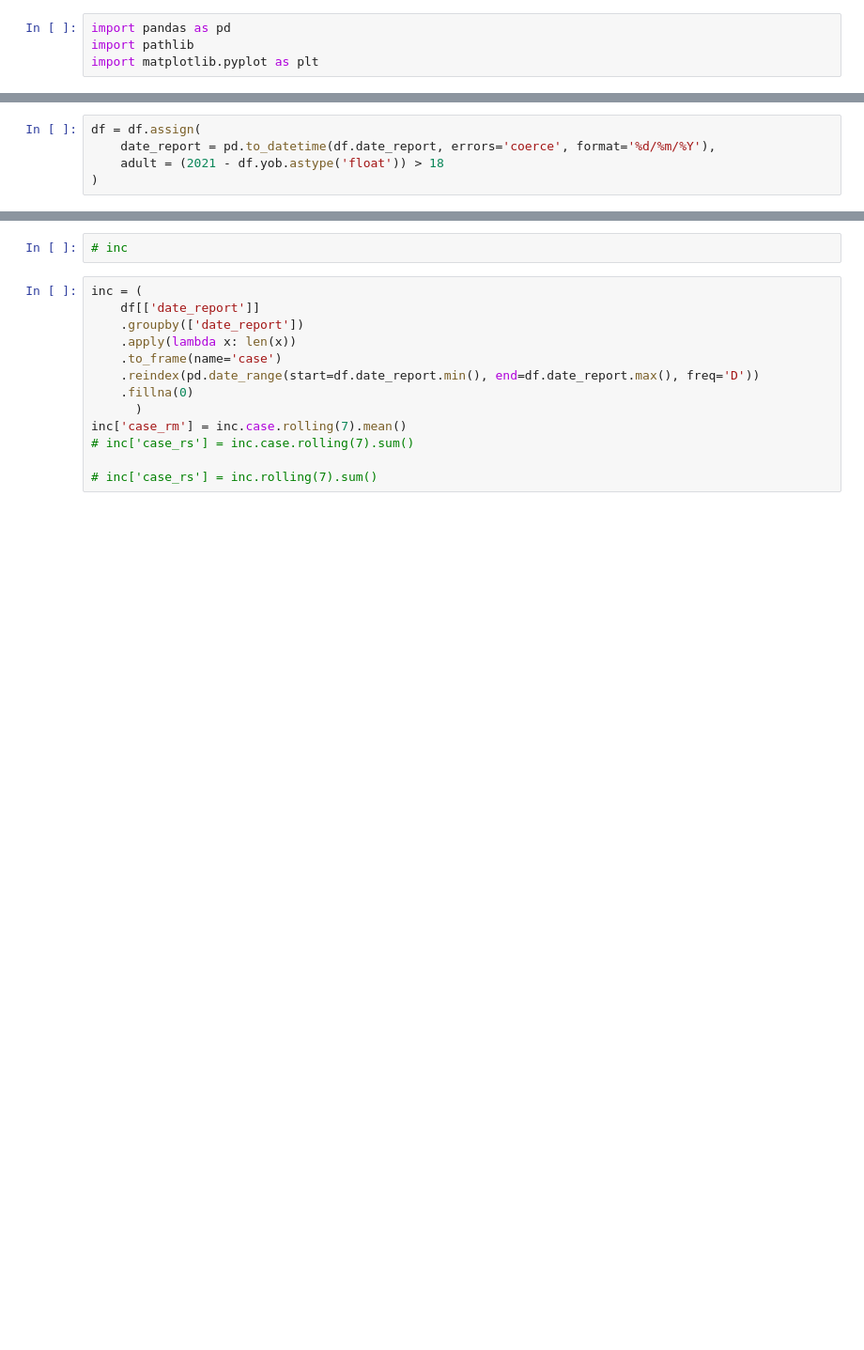
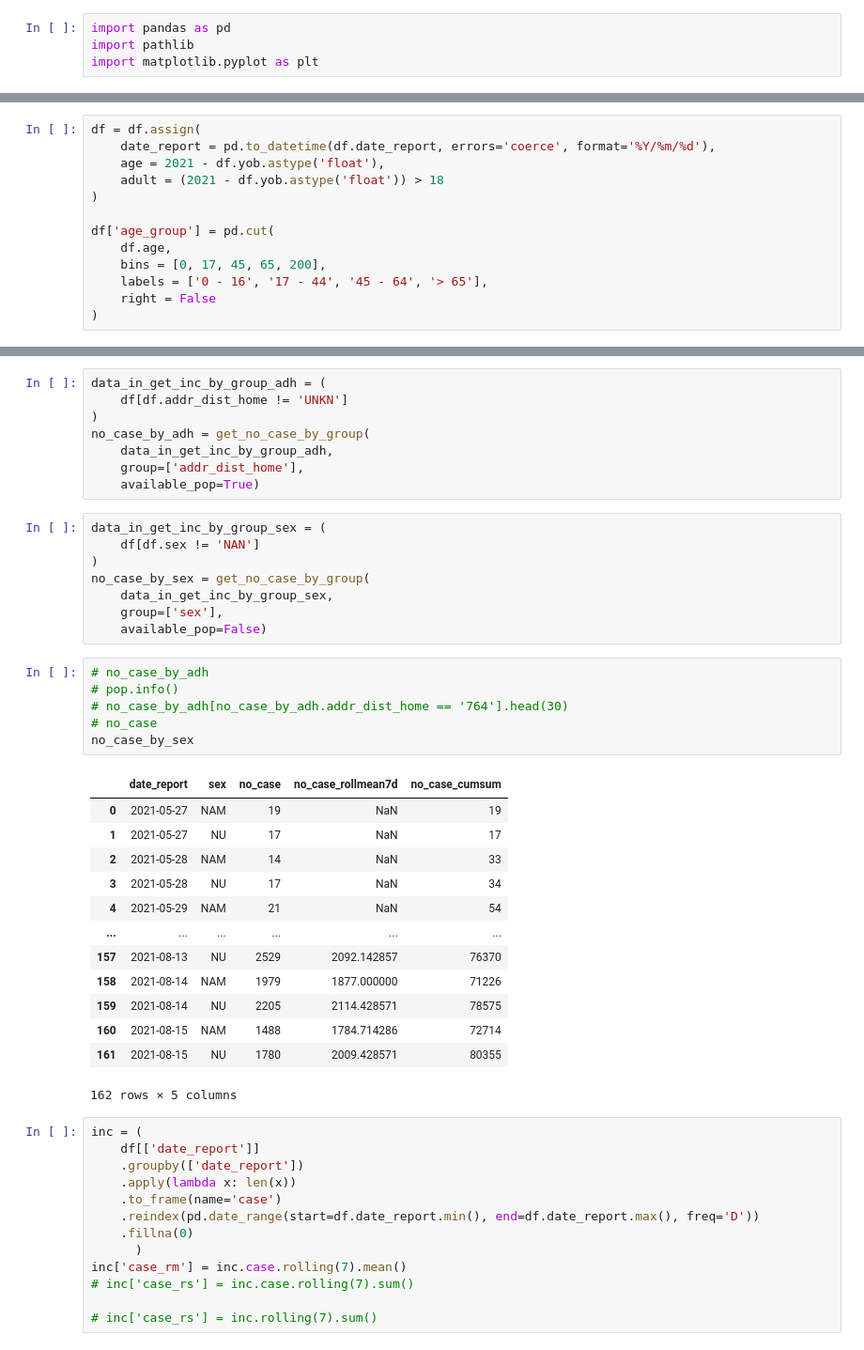
Before and after one commit to pham-k/covid-data-analysis, a Jupyter notebook: notebook/exploratory/make_incidence_data.ipynb, the cells around one changed output, grey strips where cells are left out. Shown: that part at 94% size. Cells and saved outputs as stored; diff of their text form; blank space fills up the shorter version.

```diff
--- a/notebook/exploratory/make_incidence_data.ipynb
+++ b/notebook/exploratory/make_incidence_data.ipynb
@@ -11,5 +15,13 @@ df = (pd.read_csv(interim / 'public-test.csv', sep=';')
 # %%
 df = df.assign(
-    date_report = pd.to_datetime(df.date_report, errors='coerce', format='%d/%m/%Y'),
+    date_report = pd.to_datetime(df.date_report, errors='coerce', format='%Y/%m/%d'),
+    age = 2021 - df.yob.astype('float'),
     adult = (2021 - df.yob.astype('float')) > 18
 )
+
+df['age_group'] = pd.cut(
+    df.age,
+    bins = [0, 17, 45, 65, 200],
+    labels = ['0 - 16', '17 - 44', '45 - 64', '> 65'],
+    right = False
+)
@@ -19,5 +170,39 @@ df = df.replace(['NAM', 'NỮ'], ['MALE', 'FEMALE'])
 # %%
-# inc
+data_in_get_inc_by_group_adh = (
+    df[df.addr_dist_home != 'UNKN']
+)
+no_case_by_adh = get_no_case_by_group(
+    data_in_get_inc_by_group_adh,
+    group=['addr_dist_home'],
+    available_pop=True)
+# %%
+data_in_get_inc_by_group_sex = (
+    df[df.sex != 'NAN']
+)
+no_case_by_sex = get_no_case_by_group(
+    data_in_get_inc_by_group_sex,
+    group=['sex'],
+    available_pop=False)
+# %%
+# no_case_by_adh
+# pop.info()
+# no_case_by_adh[no_case_by_adh.addr_dist_home == '764'].head(30)
+# no_case
+no_case_by_sex
+# %% [output]
+|  | date_report | sex | no_case | no_case_rollmean7d | no_case_cumsum |
+| 0 | 2021-05-27 | NAM | 19 | NaN | 19 |
+| 1 | 2021-05-27 | NU | 17 | NaN | 17 |
+| 2 | 2021-05-28 | NAM | 14 | NaN | 33 |
+| 3 | 2021-05-28 | NU | 17 | NaN | 34 |
+| 4 | 2021-05-29 | NAM | 21 | NaN | 54 |
+| ... | ... | ... | ... | ... | ... |
+| 157 | 2021-08-13 | NU | 2529 | 2092.142857 | 76370 |
+| 158 | 2021-08-14 | NAM | 1979 | 1877.000000 | 71226 |
+| 159 | 2021-08-14 | NU | 2205 | 2114.428571 | 78575 |
+| 160 | 2021-08-15 | NAM | 1488 | 1784.714286 | 72714 |
+| 161 | 2021-08-15 | NU | 1780 | 2009.428571 | 80355 |
+162 rows × 5 columns
 # %%
 inc = (
     df[['date_report']]
```
Also changed, not shown: parts of 6 cells of this notebook, 47 other files.
